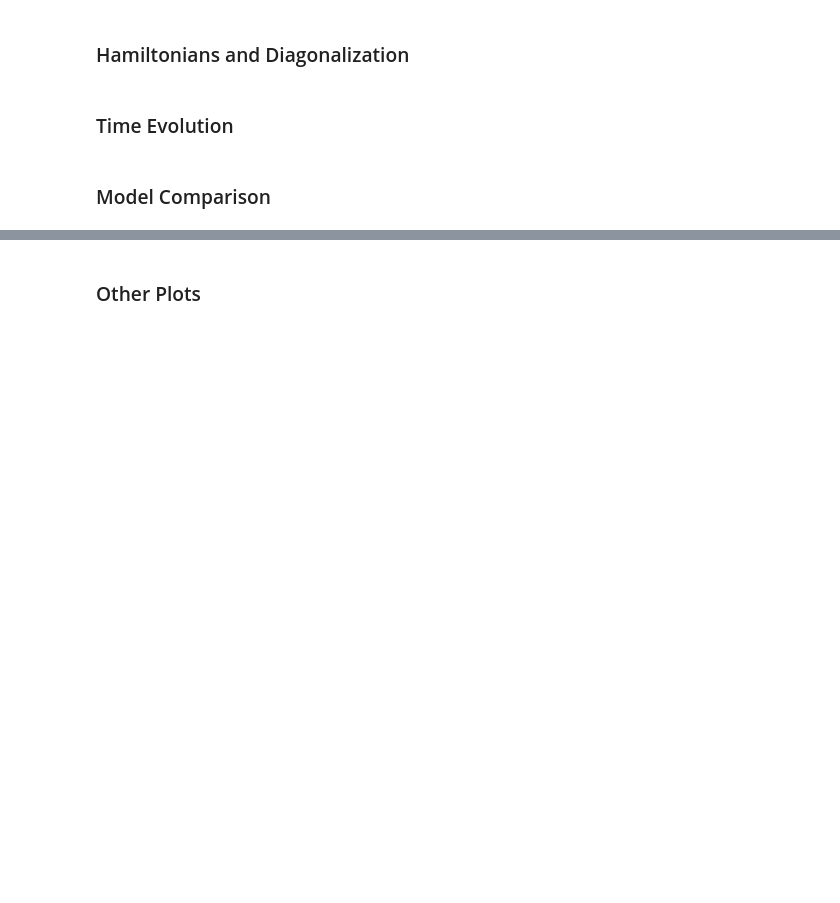
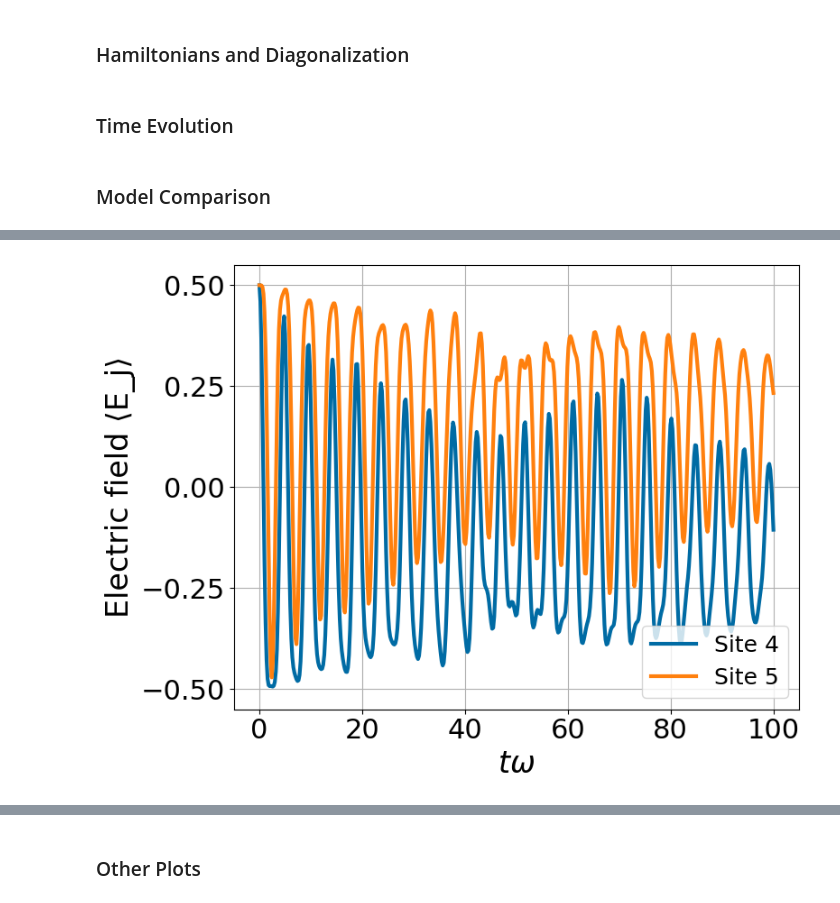
Before and after one commit to EmanueleCoradin/u1-lattice-gauge-rydberg-sim, a Jupyter notebook: main.ipynb, the cells around one changed output, grey strips where cells are left out. Saved outputs shown, nothing was run; the diff lists cells and outputs as text; code cells hidden in the pictures; blank space fills up the shorter version.

Commit message:
update-plot

```diff
--- a/main.ipynb
+++ b/main.ipynb
@@ -18,19 +18,19 @@ plt.style.use('tableau-colorblind10')
 # -----------------------------
 
 t_start   = 0
-t_end     = 20
-timesteps = 200
+t_end     = 100
+timesteps = 500
 
 # -----------------------------
 # Rydberg Chain
 # -----------------------------
 
 Omega = -1.
-delta = -0.
+delta = 0*Omega
 Delta = .0*Omega
-L     = 12
-dA    = 2**6
-dB    = 2**6
+L     = 10
+dA    = 2**5
+dB    = 2**5
 
 # -----------------------------
 # Schwinger Model
@@ -40,7 +40,7 @@ w     = -Omega
 m     = -delta
 J     = 15*w
 alpha = -0.5
-L_s   = 12
+L_s   = 10
 
 # -----------------------------
 # Initial states
@@ -139,7 +145,9 @@ plot_echo_entropy(t_vals, echo, entropy, rho_expect_r)
 # %%
 E_expect_r = results["Rydberg"]["E"]
-sites = (4,9)
+sites = (4,5)
 plot_electric_field(t_vals, E_expect_r, sites)
+# %% [output]
+[figure, added]
 # %%
 freqs, spectrum = compute_fft(t_vals, results["Rydberg"]["E"])
 
```
Also changed, not shown: parts of 10 cells of this notebook, 1 other file.
